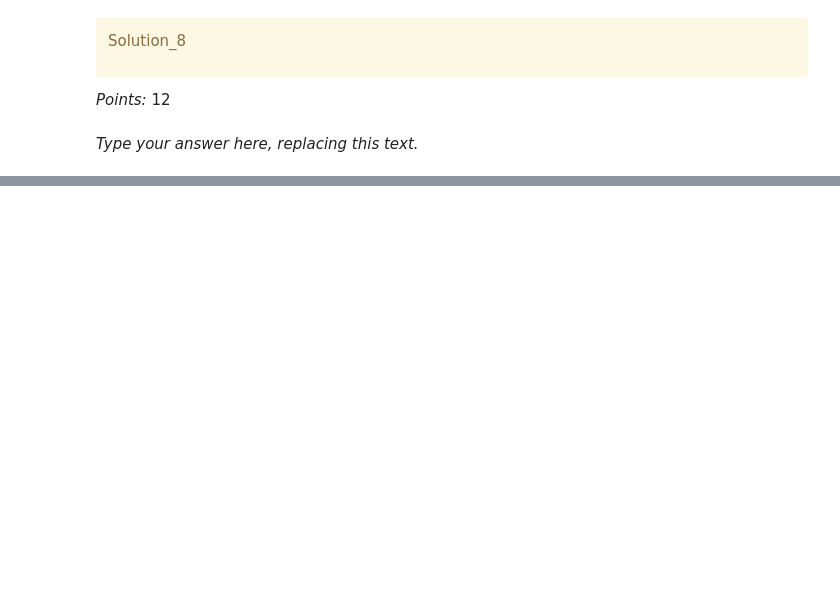
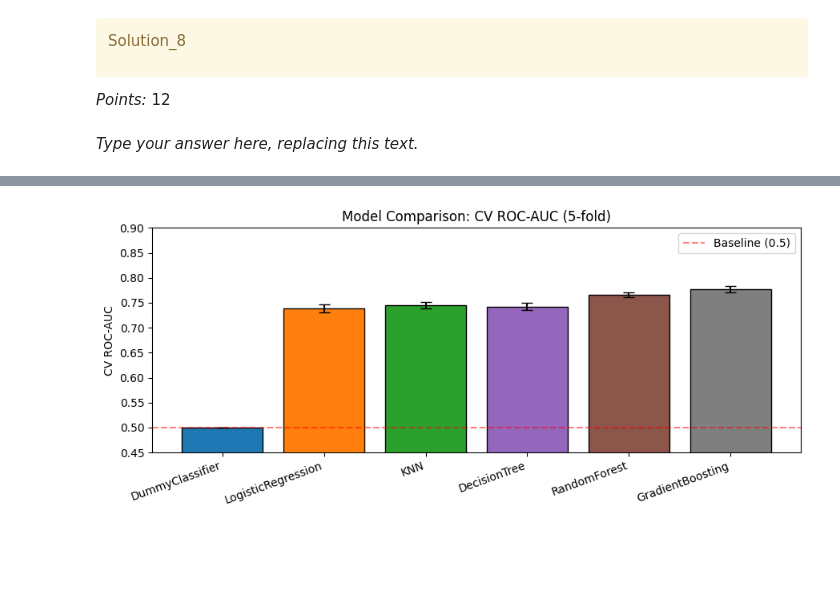
Before and after one commit to moraesand/hw5_cpsc330, a Jupyter notebook: hw5.ipynb, the cells around one changed output, grey strips where cells are left out. Saved outputs shown, nothing was run; the diff lists cells and outputs as text; code cells hidden in the pictures; blank space fills up the shorter version.

```diff
--- a/hw5.ipynb
+++ b/hw5.ipynb
@@ -686,0 +770,28 @@ _Type your answer here, replacing this text._
+# %%
+import time
+
+models = {
+    'KNN': KNeighborsClassifier(n_neighbors=15),
+    'DecisionTree': DecisionTreeClassifier(max_depth=8, class_weight='balanced', random_state=123),
+    'RandomForest': RandomForestClassifier(n_estimators=200, class_weight='balanced', random_state=123, n_jobs=-1),
+    'GradientBoosting': GradientBoostingClassifier(n_estimators=200, max_depth=4, random_state=123),
+}
+
+for name, model in models.items():
+    pipe = make_pipeline(preprocessor, model)
+    t0 = time.time()
+    cv = cross_validate(pipe, X_train_features, y_train, cv=5,
+                        scoring=scoring, return_train_score=True)
+    elapsed = time.time() - t0
+
+    results[name] = {
+        'ROC-AUC (mean)': cv['test_roc_auc'].mean(),
+        'ROC-AUC (std)': cv['test_roc_auc'].std(),
+        'F1 (mean)': cv['test_f1'].mean(),
+        'F1 (std)': cv['test_f1'].std(),
+        'Accuracy (mean)': cv['test_accuracy'].mean(),
+        'Train ROC-AUC': cv['train_roc_auc'].mean(),
+        'CV Time (s)': round(elapsed, 1),
+    }
+    print(f"{name:20s} | ROC-AUC: {cv['test_roc_auc'].mean():.4f} ± {cv['test_roc_auc'].std():.4f} | "
+          f"F1: {cv['test_f1'].mean():.4f} | Time: {elapsed:.1f}s")
@@ -687,3 +815,20 @@ _Type your answer here, replacing this text._
+# %%
+# Visualise ROC-AUC comparison
+model_names = list(results.keys())
+auc_means = [results[m]['ROC-AUC (mean)'] for m in model_names]
+auc_stds  = [results[m]['ROC-AUC (std)']  for m in model_names]
+
+fig, ax = plt.subplots(figsize=(9, 4))
+colors = plt.cm.tab10(np.linspace(0, 0.7, len(model_names)))
+bars = ax.bar(model_names, auc_means, yerr=auc_stds, capsize=5, color=colors, edgecolor='black')
+ax.set_ylabel('CV ROC-AUC')
+ax.set_title('Model Comparison: CV ROC-AUC (5-fold)')
+ax.set_ylim(0.45, 0.90)
+ax.axhline(0.5, color='red', linestyle='--', alpha=0.5, label='Baseline (0.5)')
+plt.xticks(rotation=20, ha='right')
+ax.legend(); plt.tight_layout(); plt.show()
+# %% [output]
+[figure, added]
 # %% [markdown]
 <!-- END QUESTION -->
 
```
Also changed, not shown: parts of 15 cells of this notebook.
